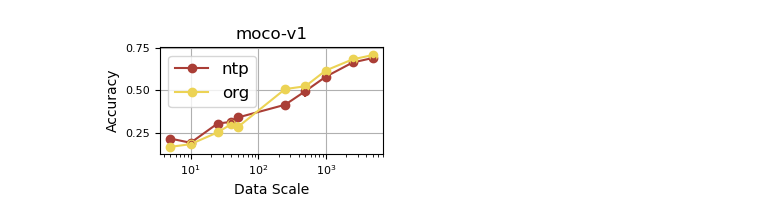
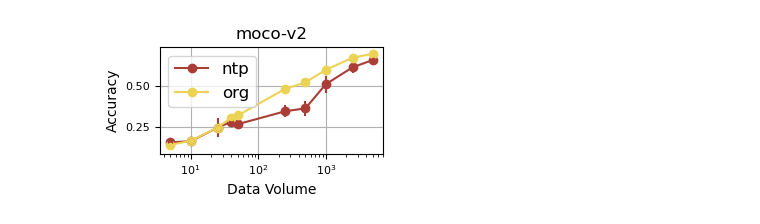
Before and after one commit to RollinDing/DNN-NTL-Pruning, a Jupyter notebook: src/visualizations/visualize_ssl_model_performance.ipynb, the cells around one changed output. Saved outputs shown, nothing was run; the diff lists cells and outputs as text; code cells hidden in the pictures.

Commit message:
update visualization codes

```diff
--- a/src/visualizations/visualize_ssl_model_performance.ipynb
+++ b/src/visualizations/visualize_ssl_model_performance.ipynb
@@ -28,7 +28,7 @@ def read_file(file_path, results):
                     results[data_volume].append(accuracy)
         return results
 # %%
-model_name = 'moco-v1'
+model_name = 'moco-v2'
 # %%
 file_directory = "../../logs/ssl/admm-lda/"
 source = 'cifar10'
@@ -62,33 +62,33 @@ mean = np.mean(list(ntp.values()), axis=1)
 cmap = plt.get_cmap('tab10')
 plt.plot(list(ntp.keys()), mean, label=f"ntp", color=colors[0], marker="o")
 # Draw the std using the bars
 plt.errorbar(list(ntp.keys()), mean, yerr=std, fmt='.', color=colors[0])
 
 std = np.std(list(org.values()), axis=1)
 mean = np.mean(list(org.values()), axis=1)
 # Set color mapping
 cmap = plt.get_cmap('tab10')
 plt.plot(list(org.keys()), mean, label=f"org", color=colors[1], marker="o")
 # Draw the std using the bars
 plt.errorbar(list(org.keys()), mean, yerr=std, fmt='.', color=colors[1])
 
 # Set the text size
-plt.xlabel("Data Scale")
+plt.xlabel("Data Volume")
 plt.ylabel("Accuracy")
 
 # set fontsize
 plt.xticks(fontsize=8)
 plt.yticks(fontsize=8)
 plt.grid(True)
 
 # Set the x-axis to a log scale
 plt.xscale('log')
 plt.title(model_name)
 plt.legend()
 # Set the fontsize for labels
 plt.legend(fontsize=12)
 # save figure in svg
 plt.tight_layout()
-plt.savefig(f"../../imgs/ntp_vs_org_{model_name}.svg", format="svg", dpi=1200)
+plt.savefig(f"../../imgs/ntp_vs_org_{model_name}.jpeg", format="jpeg", dpi=1200)
 # %% [output]
-[figure, old version]
+[figure, new version]
```
Also changed, not shown: parts of 2 cells of this notebook, 4 other files.
